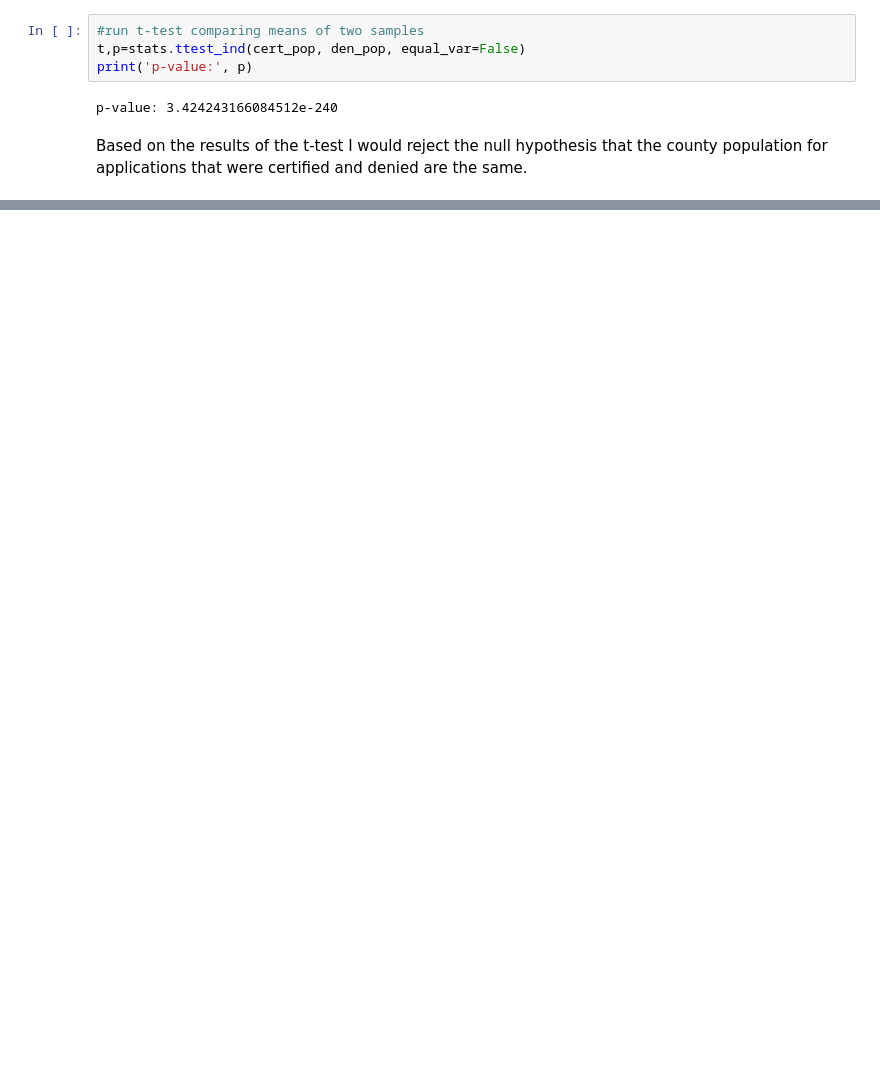
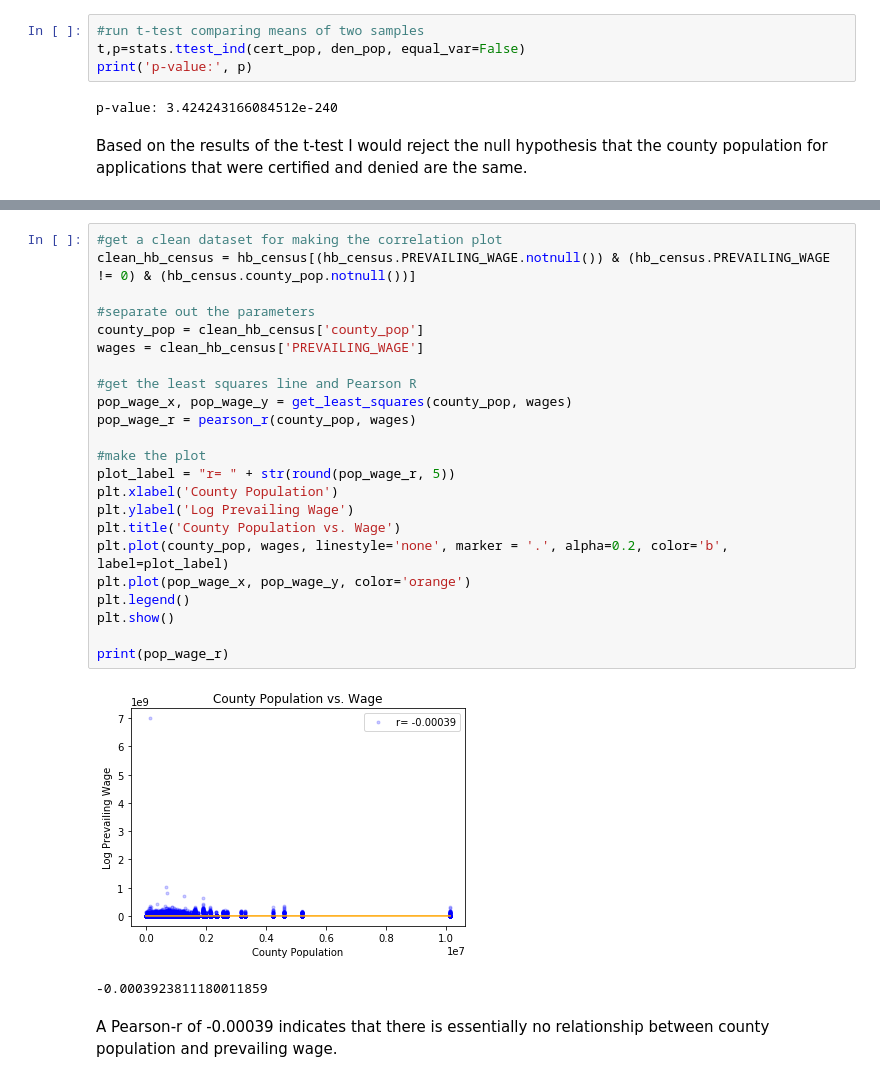
Before and after one commit to Liptoni/Springboard, a Jupyter notebook: H1B_Capstone/jupyter_notebooks/capstone1_Inf_Stats.ipynb, the cells around one changed output, grey strips where cells are left out. Saved outputs shown, nothing was run; the diff lists cells and outputs as text; blank space fills up the shorter version.

Commit message:
added wage vs pop correlation

```diff
--- a/H1B_Capstone/jupyter_notebooks/capstone1_Inf_Stats.ipynb
+++ b/H1B_Capstone/jupyter_notebooks/capstone1_Inf_Stats.ipynb
@@ -194,0 +210,28 @@ Based on the results of the t-test I would reject the null hypothesis that the c
+# %%
+#get a clean dataset for making the correlation plot
+clean_hb_census = hb_census[(hb_census.PREVAILING_WAGE.notnull()) & (hb_census.PREVAILING_WAGE != 0) & (hb_census.county_pop.notnull())]
+
+#separate out the parameters
+county_pop = clean_hb_census['county_pop']
+wages = clean_hb_census['PREVAILING_WAGE']
+
+#get the least squares line and Pearson R
+pop_wage_x, pop_wage_y = get_least_squares(county_pop, wages)
+pop_wage_r = pearson_r(county_pop, wages)
+
+#make the plot
+plot_label = "r= " + str(round(pop_wage_r, 5))
+plt.xlabel('County Population')
+plt.ylabel('Log Prevailing Wage')
+plt.title('County Population vs. Wage')
+plt.plot(county_pop, wages, linestyle='none', marker = '.', alpha=0.2, color='b', label=plot_label)
+plt.plot(pop_wage_x, pop_wage_y, color='orange')
+plt.legend()
+plt.show()
+
+print(pop_wage_r)
+# %% [output]
+[figure, added]
+-0.0003923811180011859
+# %% [markdown]
+A Pearson-r of -0.00039 indicates that there is essentially no relationship between county population and prevailing wage.
```
Also changed, not shown: parts of 18 cells of this notebook.
